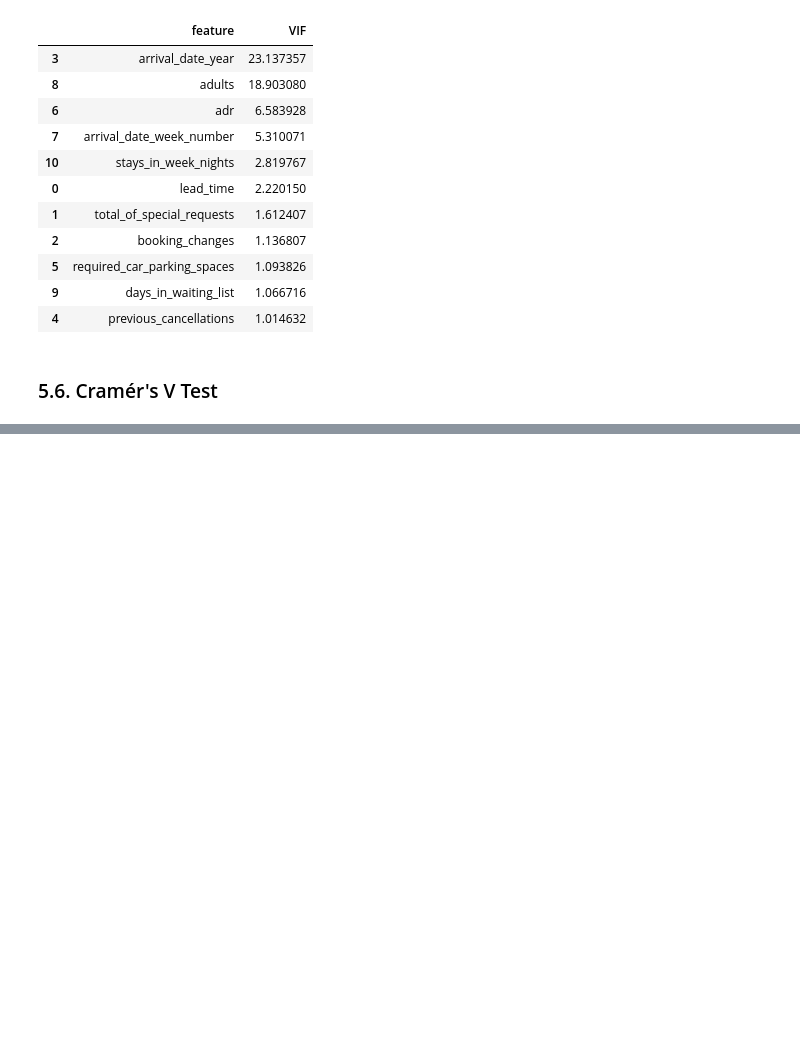
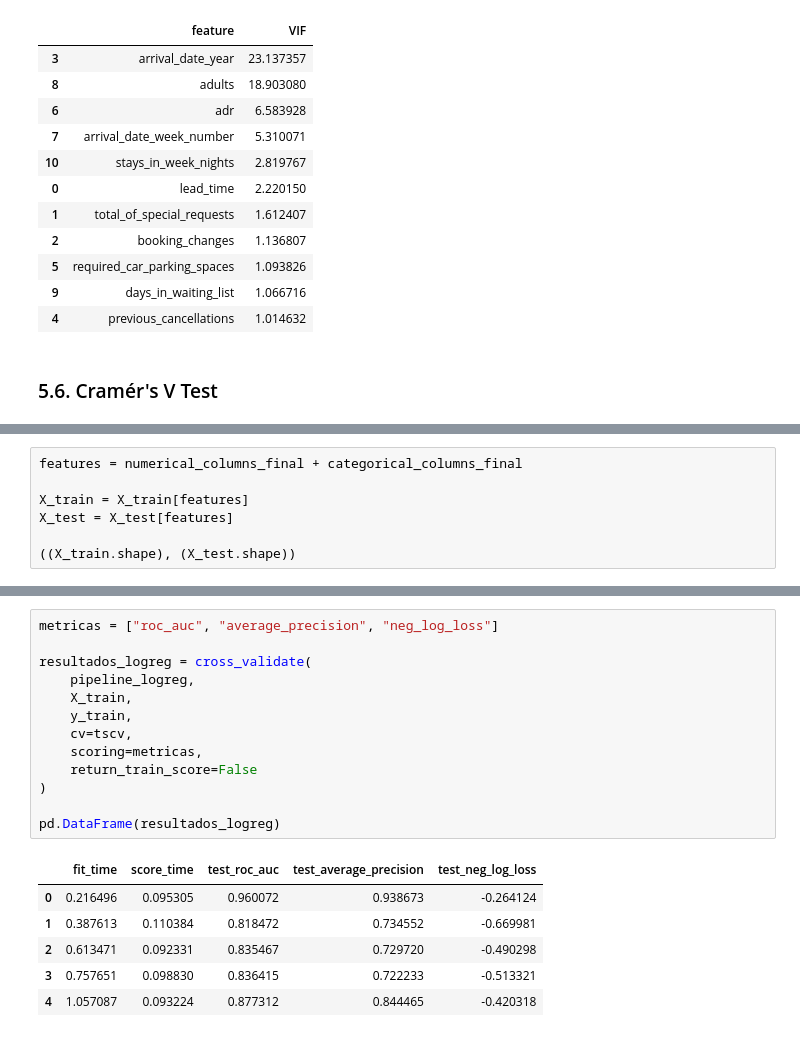
Before and after one commit to bruno-lima98/portfolio-hotel-cancellation-prediction, a Jupyter notebook: main.ipynb, the cells around one changed output, grey strips where cells are left out. Drawn from its saved outputs; the diff is of its cells as text; blank space fills up the shorter version.

```diff
--- a/main.ipynb
+++ b/main.ipynb
@@ -1397,0 +1427,7 @@ tabela_cramer
+# %%
+features = numerical_columns_final + categorical_columns_final
+
+X_train = X_train[features]
+X_test = X_test[features]
+
+((X_train.shape), (X_test.shape))
@@ -1397,0 +1448,20 @@ tabela_cramer
+# %%
+metricas = ["roc_auc", "average_precision", "neg_log_loss"]
+
+resultados_logreg = cross_validate(
+    pipeline_logreg,
+    X_train,
+    y_train,
+    cv=tscv,
+    scoring=metricas,
+    return_train_score=False
+)
+
+pd.DataFrame(resultados_logreg)
+# %% [output]
+|  | fit_time | score_time | test_roc_auc | test_average_precision | test_neg_log_loss |
+| 0 | 0.216496 | 0.095305 | 0.960072 | 0.938673 | -0.264124 |
+| 1 | 0.387613 | 0.110384 | 0.818472 | 0.734552 | -0.669981 |
+| 2 | 0.613471 | 0.092331 | 0.835467 | 0.729720 | -0.490298 |
+| 3 | 0.757651 | 0.098830 | 0.836415 | 0.722233 | -0.513321 |
+| 4 | 1.057087 | 0.093224 | 0.877312 | 0.844465 | -0.420318 |
```
Also changed, not shown: parts of 12 cells of this notebook, 2 other files.
